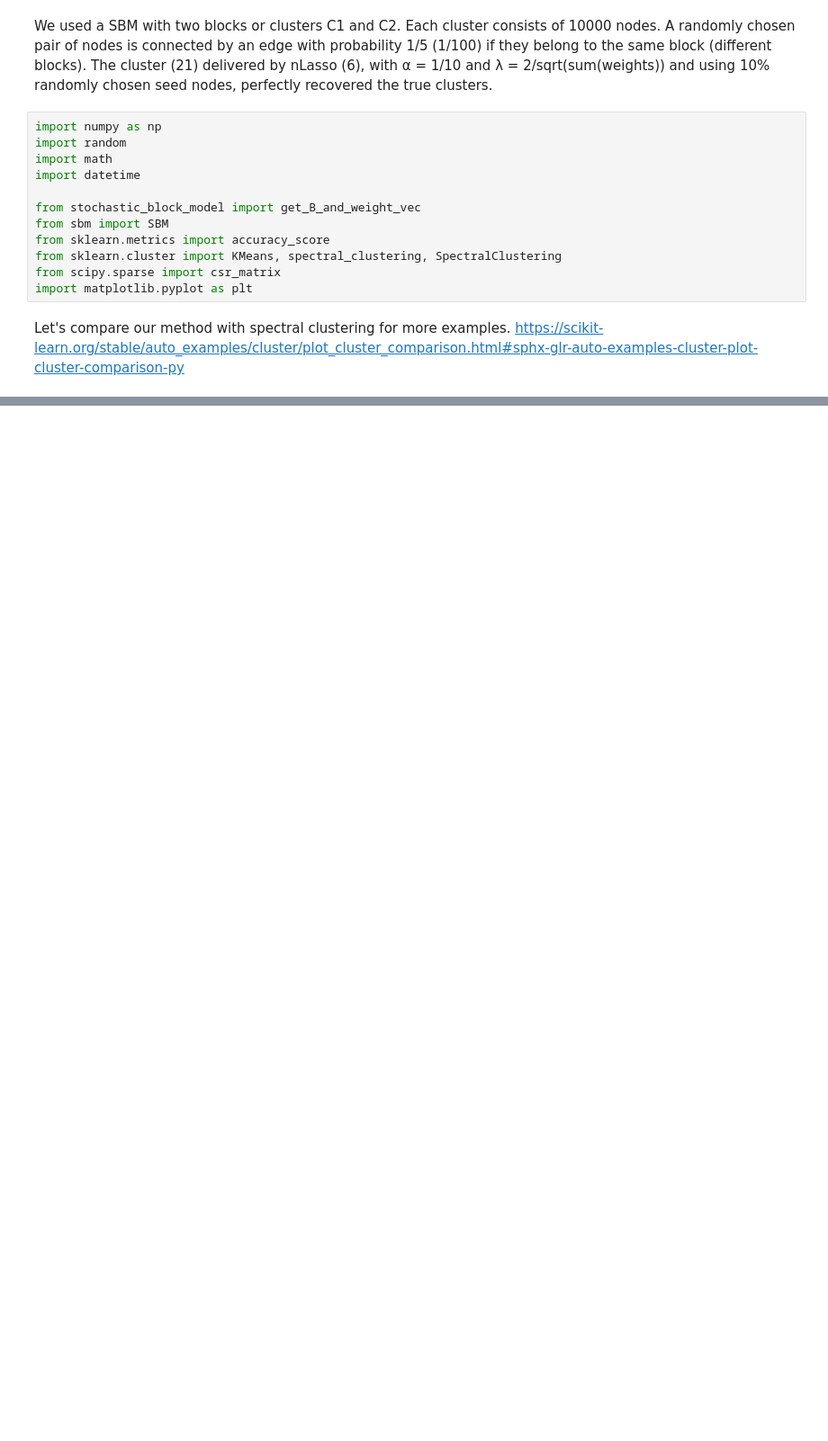
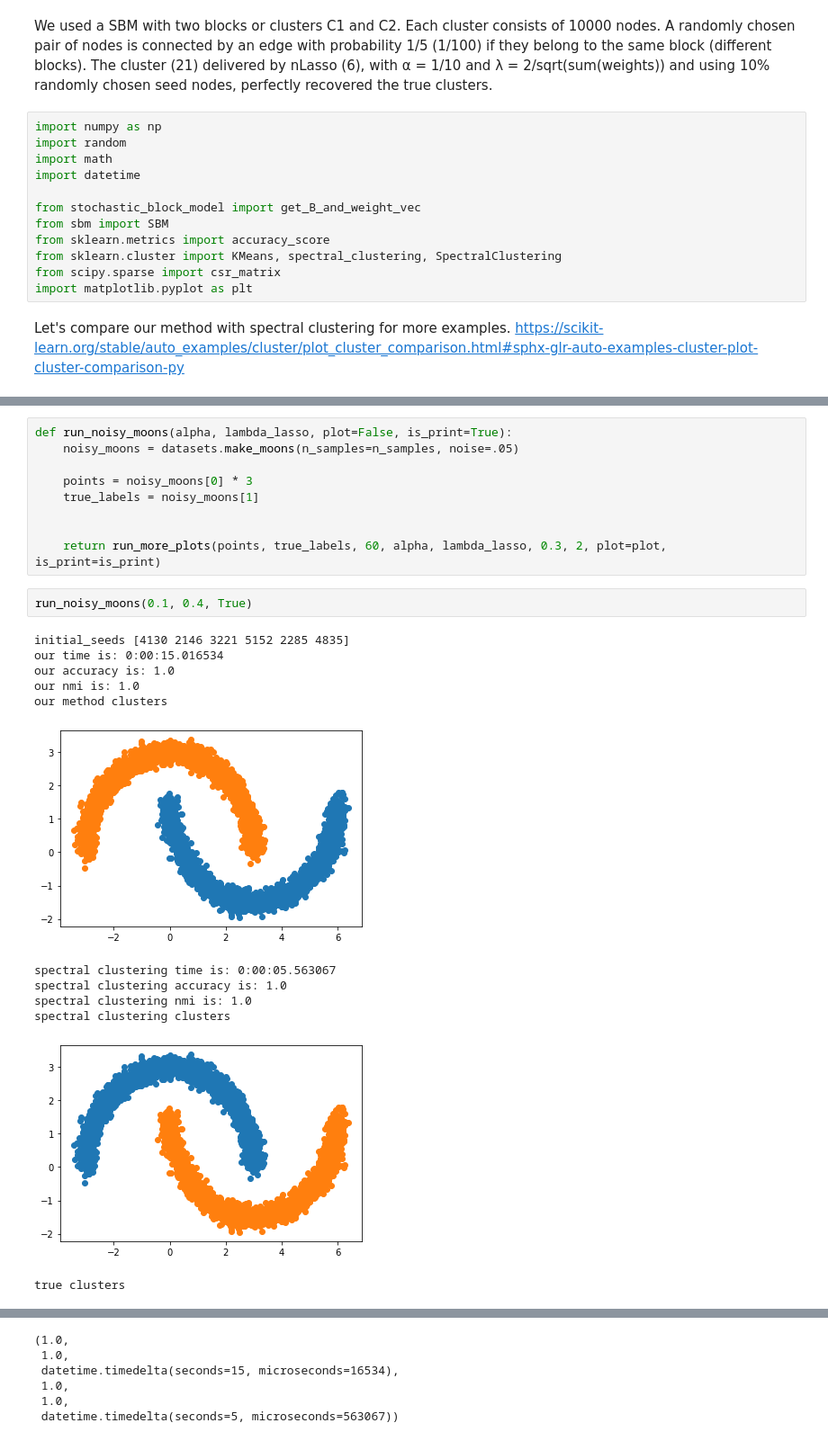
Before and after one commit to sahelyiyi/LocClustNLasso, a Jupyter notebook: loc_clust_unsupervised_kmeans.ipynb, the cells around one changed output, grey strips where cells are left out. Shown at 90% size. Saved outputs shown, nothing was run; the diff lists cells and outputs as text; blank space fills up the shorter version.

```diff
--- a/loc_clust_unsupervised_kmeans.ipynb
+++ b/loc_clust_unsupervised_kmeans.ipynb
@@ -267,0 +247,24 @@ true clusters
+# %%
+def run_noisy_moons(alpha, lambda_lasso, plot=False, is_print=True):
+    noisy_moons = datasets.make_moons(n_samples=n_samples, noise=.05)
+
+    points = noisy_moons[0] * 3
+    true_labels = noisy_moons[1]
+
+
+    return run_more_plots(points, true_labels, 60, alpha, lambda_lasso, 0.3, 2, plot=plot, is_print=is_print)
+# %%
+run_noisy_moons(0.1, 0.4, True)
+# %% [output]
+initial_seeds [4130 2146 3221 5152 2285 4835]
+our time is: 0:00:15.016534
+our accuracy is: 1.0
+our nmi is: 1.0
+our method clusters
+[figure, added]
+spectral clustering time is: 0:00:05.563067
+spectral clustering accuracy is: 1.0
+spectral clustering nmi is: 1.0
+spectral clustering clusters
+[figure, added]
+true clusters
@@ -267,0 +272,6 @@ true clusters
+(1.0,
+ 1.0,
+ datetime.timedelta(seconds=15, microseconds=16534),
+ 1.0,
+ 1.0,
+ datetime.timedelta(seconds=5, microseconds=563067))
```
Also changed, not shown: parts of 11 cells of this notebook.
